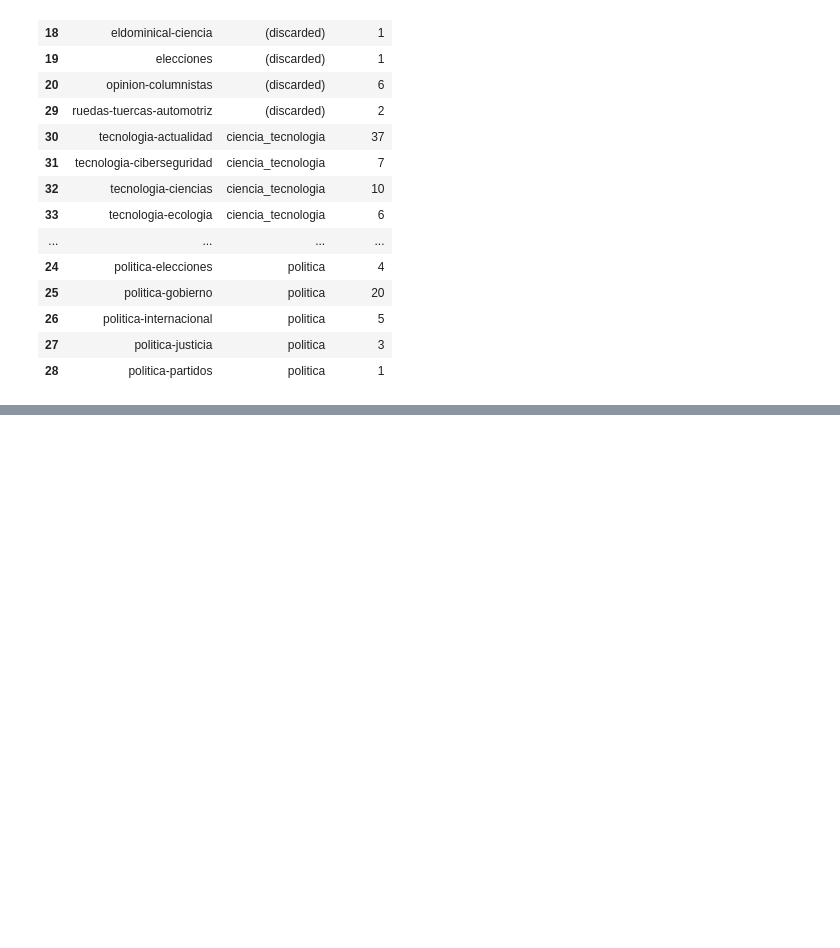
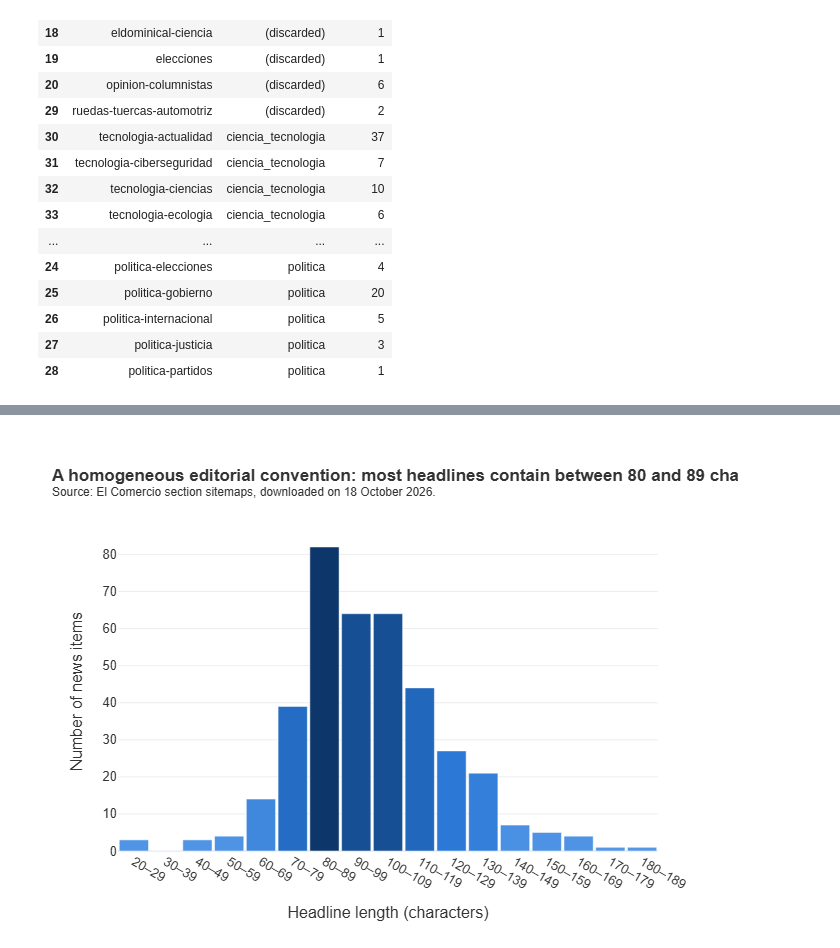
Before and after one commit to anakaren-zl/data-science-python-2026, a Jupyter notebook: tarea_1/01_recoleccion.ipynb, the cells around one changed output, grey strips where cells are left out. Cells and saved outputs as stored; diff of their text form; code cells hidden in the pictures; blank space fills up the shorter version.

```diff
--- a/tarea_1/01_recoleccion.ipynb
+++ b/tarea_1/01_recoleccion.ipynb
@@ -321,0 +439,24 @@ Finally, the publication timestamp is reduced to the `AAAA-MM-DD` format, and on
+# %%
+# Headline length in characters, used only for exploration.
+noticias["longitud_titular"] = noticias["titular"].str.len()
+
+# 10-character intervals (e.g. "80–89") make the distribution easier to read.
+inicio = noticias["longitud_titular"].min() // 10 * 10
+fin = noticias["longitud_titular"].max() // 10 * 10 + 10
+cortes = list(range(inicio, fin + 1, 10))
+etiquetas = [f"{corte}–{corte + 9}" for corte in cortes[:-1]]
+
+noticias["rango_longitud"] = pd.cut(noticias["longitud_titular"], bins=cortes, labels=etiquetas, right=False)
+histograma = noticias["rango_longitud"].value_counts(sort=False).reset_index()
+histograma.columns = ["rango_longitud", "noticias"]
+
+fig = px.bar(
+    histograma, x="rango_longitud", y="noticias", color="noticias",
+    color_continuous_scale=escala_azules,
+    labels={"rango_longitud": "Headline length (characters)", "noticias": "Number of news items"},
+    title="<b>A homogeneous editorial convention: most headlines contain between 80 and 89 characters</b><br>" + fuente_grafico,
+)
+fig.update_layout(bargap=0.08)
+aplicar_estilo(fig).show()
+# %% [output]
+[figure, added]
```
Also changed, not shown: parts of 38 cells of this notebook, 5 other files.
